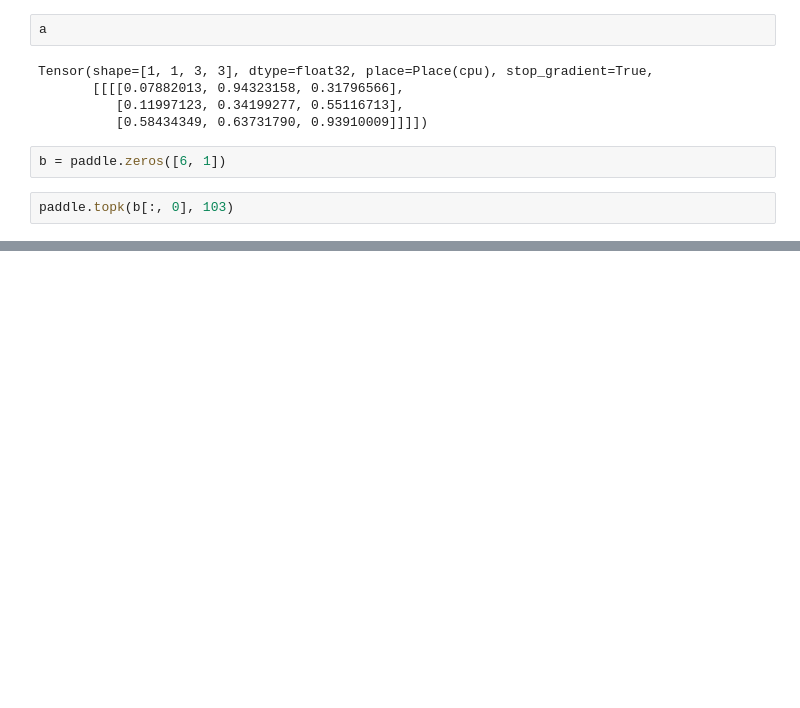
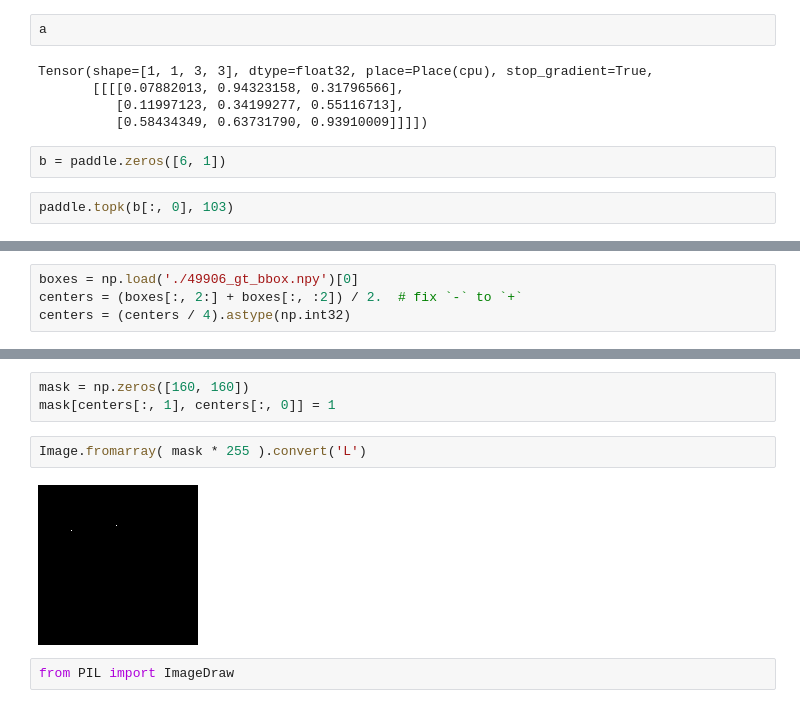
Before and after one commit to lyuwenyu/PaddleDetection, a Jupyter notebook: Untitled.ipynb, the cells around one changed output, grey strips where cells are left out. Cells and saved outputs as stored; diff of their text form; blank space fills up the shorter version.

```diff
--- a/Untitled.ipynb
+++ b/Untitled.ipynb
@@ -107,0 +154,4 @@ paddle.topk(b[:, 0], 103)
+# %%
+boxes = np.load('./49906_gt_bbox.npy')[0]
+centers = (boxes[:, 2:] + boxes[:, :2]) / 2.  # fix `-` to `+`
+centers = (centers / 4).astype(np.int32)
@@ -107,0 +163,9 @@ paddle.topk(b[:, 0], 103)
+# %%
+mask = np.zeros([160, 160])
+mask[centers[:, 1], centers[:, 0]] = 1
+# %%
+Image.fromarray( mask * 255 ).convert('L')
+# %% [output]
+[figure, added]
+# %%
+from PIL import ImageDraw
```
Also changed, not shown: parts of 15 cells of this notebook, 2 other files.
